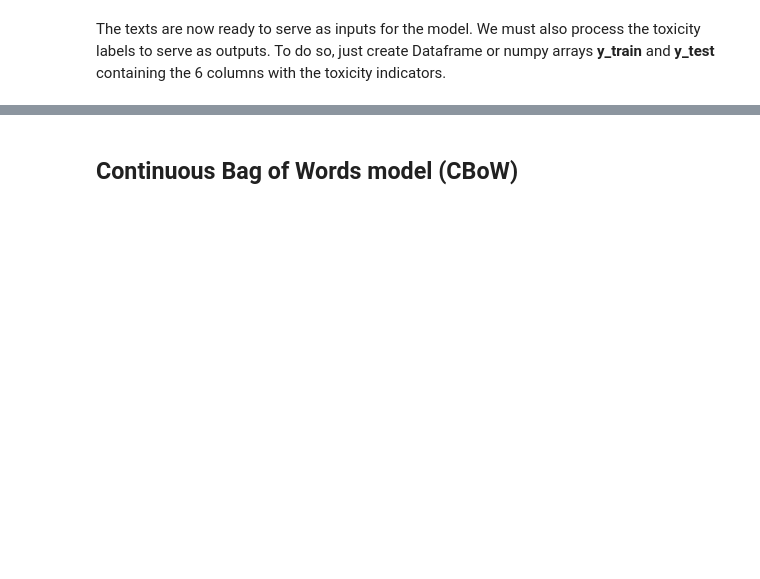
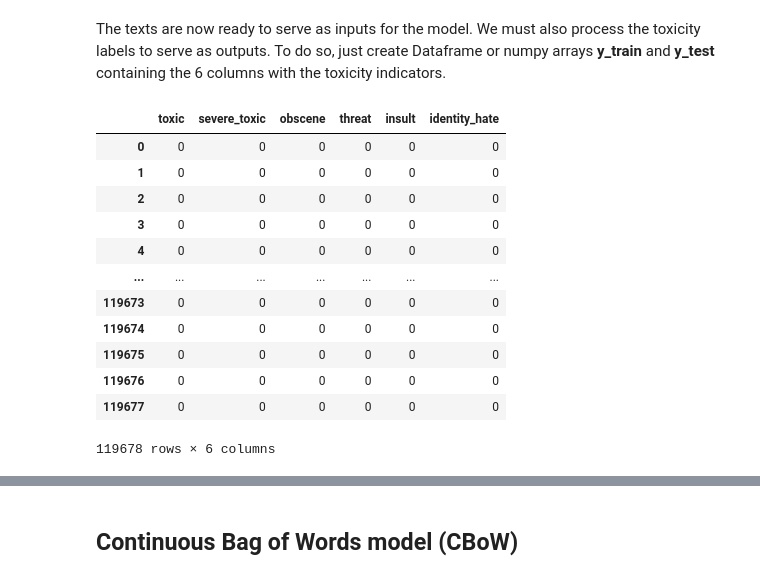
Before and after one commit to Javimh18/Indexacion, a Jupyter notebook: Teoria/02.AnalisisDeTexto/Labs/Lab5.DeepLearningToxic/lab5-deeplearning-toxic/lab5-deeplearning-toxic/toxic_student.ipynb, the cells around one changed output, grey strips where cells are left out. Saved outputs shown, nothing was run; the diff lists cells and outputs as text; code cells hidden in the pictures; blank space fills up the shorter version.

```diff
--- a/Teoria/02.AnalisisDeTexto/Labs/Lab5.DeepLearningToxic/lab5-deeplearning-toxic/lab5-deeplearning-toxic/toxic_student.ipynb
+++ b/Teoria/02.AnalisisDeTexto/Labs/Lab5.DeepLearningToxic/lab5-deeplearning-toxic/lab5-deeplearning-toxic/toxic_student.ipynb
@@ -44,3 +42,8 @@ Data is provided as two separate files, one with texts for training the model an
+# %%
+####### INSERT YOUR CODE HERE
+import pandas as pd
+test = pd.read_csv("data/toxic_test.csv.zip")
+train = pd.read_csv("data/toxic_train.csv.zip")
 # %% [markdown]
 If you have loaded the data properly, you should be able to visualize the first rows of each data set as follows
 # %%
@@ -118,3 +193,20 @@ X_train = pad_sequences(X_train, maxlen=maxsequence)
 The texts are now ready to serve as inputs for the model. We must also process the toxicity labels to serve as outputs. To do so, just create Dataframe or numpy arrays **y_train** and **y_test** containing the 6 columns with the toxicity indicators.
 # %%
 ####### INSERT YOUR CODE HERE
+
+y_train = train[train.columns[2:]]
+y_train
+# %% [output]
+|  | toxic | severe_toxic | obscene | threat | insult | identity_hate |
+| 0 | 0 | 0 | 0 | 0 | 0 | 0 |
+| 1 | 0 | 0 | 0 | 0 | 0 | 0 |
+| 2 | 0 | 0 | 0 | 0 | 0 | 0 |
+| 3 | 0 | 0 | 0 | 0 | 0 | 0 |
+| 4 | 0 | 0 | 0 | 0 | 0 | 0 |
+| ... | ... | ... | ... | ... | ... | ... |
+| 119673 | 0 | 0 | 0 | 0 | 0 | 0 |
+| 119674 | 0 | 0 | 0 | 0 | 0 | 0 |
+| 119675 | 0 | 0 | 0 | 0 | 0 | 0 |
+| 119676 | 0 | 0 | 0 | 0 | 0 | 0 |
+| 119677 | 0 | 0 | 0 | 0 | 0 | 0 |
+119678 rows × 6 columns
```
Also changed, not shown: parts of 13 cells of this notebook, 23 other files.
